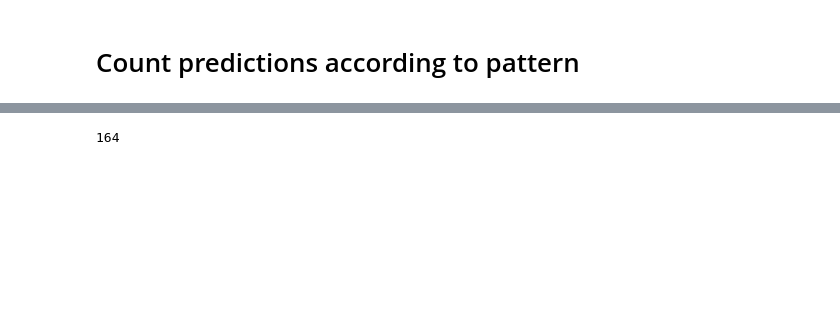
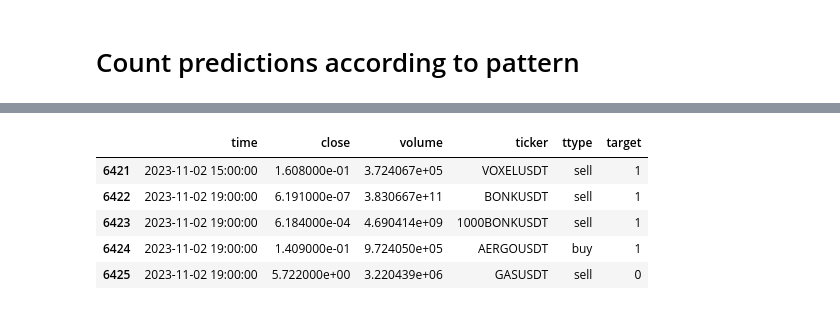
Before and after one commit to beatwad/sigbot, a Jupyter notebook: sigbot/ml/train_model.ipynb, the cells around one changed output, grey strips where cells are left out. Cells and saved outputs as stored; diff of their text form; code cells hidden in the pictures; blank space fills up the shorter version.

```diff
--- a/sigbot/ml/train_model.ipynb
+++ b/sigbot/ml/train_model.ipynb
@@ -1055,4 +1062,9 @@ if train_test == 'fold':
-# %%
-len(features)
-# %% [output]
-164
+# %%
+df[['time', 'close', 'volume', 'ticker', 'ttype', 'target']].tail()
+# %% [output]
+|  | time | close | volume | ticker | ttype | target |
+| 6421 | 2023-11-02 15:00:00 | 1.608000e-01 | 3.724067e+05 | VOXELUSDT | sell | 1 |
+| 6422 | 2023-11-02 19:00:00 | 6.191000e-07 | 3.830667e+11 | BONKUSDT | sell | 1 |
+| 6423 | 2023-11-02 19:00:00 | 6.184000e-04 | 4.690414e+09 | 1000BONKUSDT | sell | 1 |
+| 6424 | 2023-11-02 19:00:00 | 1.409000e-01 | 9.724050e+05 | AERGOUSDT | buy | 1 |
+| 6425 | 2023-11-02 19:00:00 | 5.722000e+00 | 3.220439e+06 | GASUSDT | sell | 0 |
```
Also changed, not shown: parts of 11 cells of this notebook, 3 other files.
